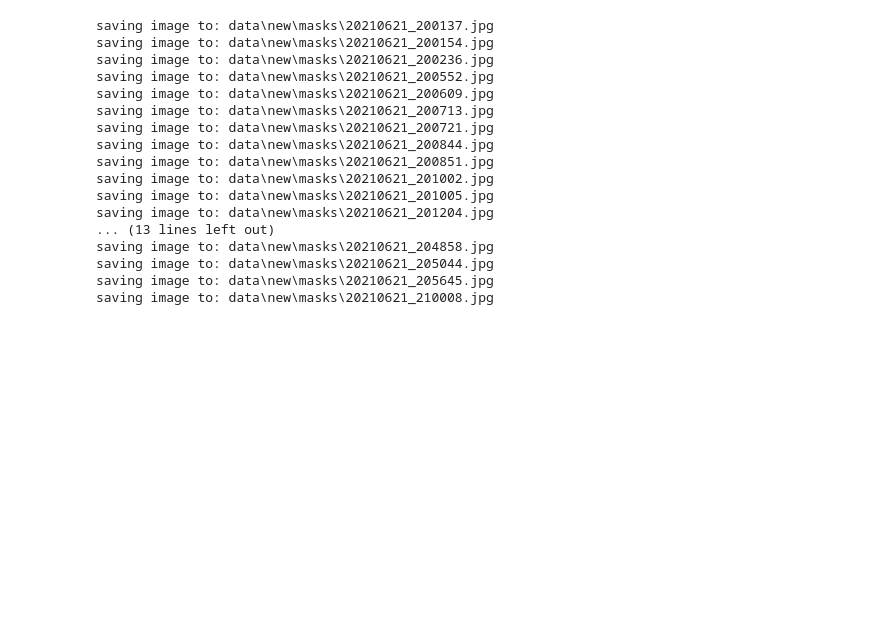
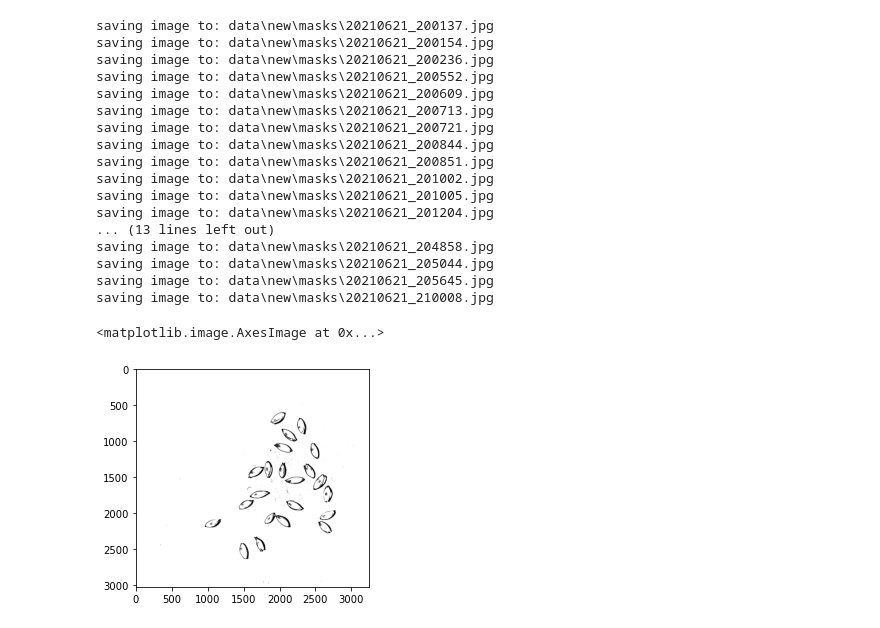
Before and after one commit to mjdall/seeds_on_a_plate, a Jupyter notebook: shadows.ipynb, the cells around one changed output. Saved outputs shown, nothing was run; the diff lists cells and outputs as text; code cells hidden in the pictures; blank space fills up the shorter version.

```diff
--- a/shadows.ipynb
+++ b/shadows.ipynb
@@ -173,3 +173,13 @@ saving image to: data\new\masks\20210621_204858.jpg
 saving image to: data\new\masks\20210621_205044.jpg
 saving image to: data\new\masks\20210621_205645.jpg
 saving image to: data\new\masks\20210621_210008.jpg
+# %%
+from skimage import measure
+
+mask_images = get_all_filenames(mask_outdir)
+mask_image = plt.imread(mask_images[0])
+
+plt.imshow(mask_image)
+# %% [output]
+<matplotlib.image.AxesImage at 0x...>
+[figure, added]
```
Also changed, not shown: parts of 8 cells of this notebook, 32 other files.
